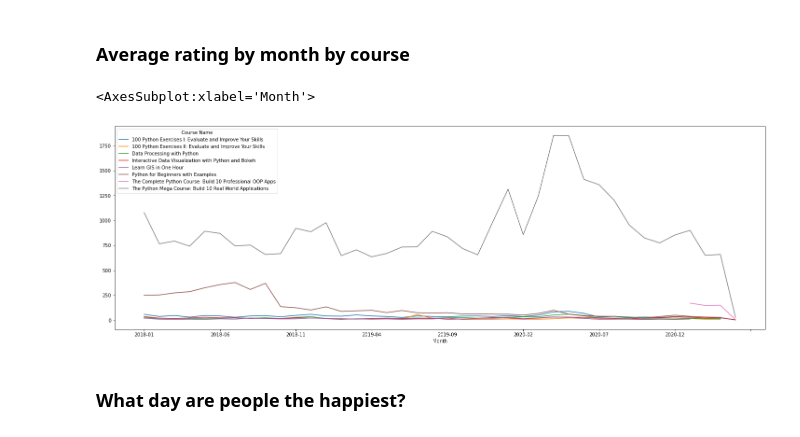
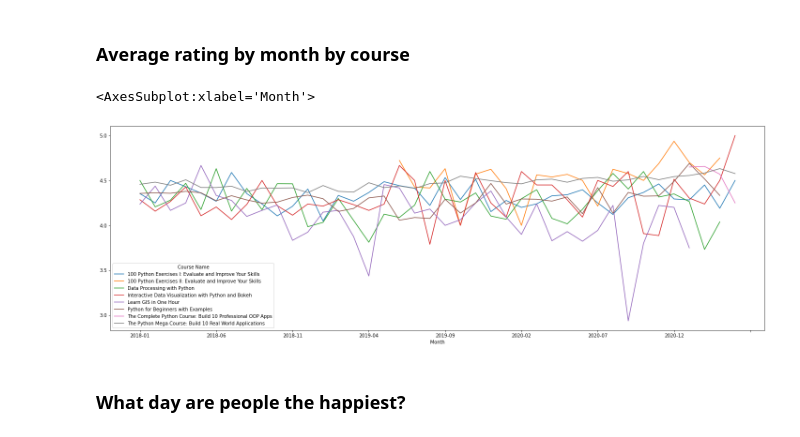
Before and after one commit to Robin-Lee03/2021, a Jupyter notebook: Jupyter/Aggregating and Plotting Average Ratings by Day.ipynb, the cells around one changed output. Cells and saved outputs as stored; diff of their text form; code cells hidden in the pictures.

```diff
--- a/Jupyter/Aggregating and Plotting Average Ratings by Day.ipynb
+++ b/Jupyter/Aggregating and Plotting Average Ratings by Day.ipynb
@@ -75,11 +75,12 @@ plt.plot(month_average.index,month_average['Rating'])    # month_average.index =
 ### Average rating by month by course
 # %%
 data['Month'] = data['Timestamp'].dt.strftime('%Y-%m')
-month_a_crs = data.groupby(['Month','Course Name'])['Rating'].count().unstack()
+month_a_crs = data.groupby(['Month','Course Name'])['Rating'].mean().unstack()
+month_a_crs
 month_a_crs.plot(figsize=(25,8))
 # %% [output]
 <AxesSubplot:xlabel='Month'>
-[figure, old version]
+[figure, new version]
 # %% [markdown]
 ### What day are people the happiest?
 # %%
```
Also changed, not shown: 3 other files.
